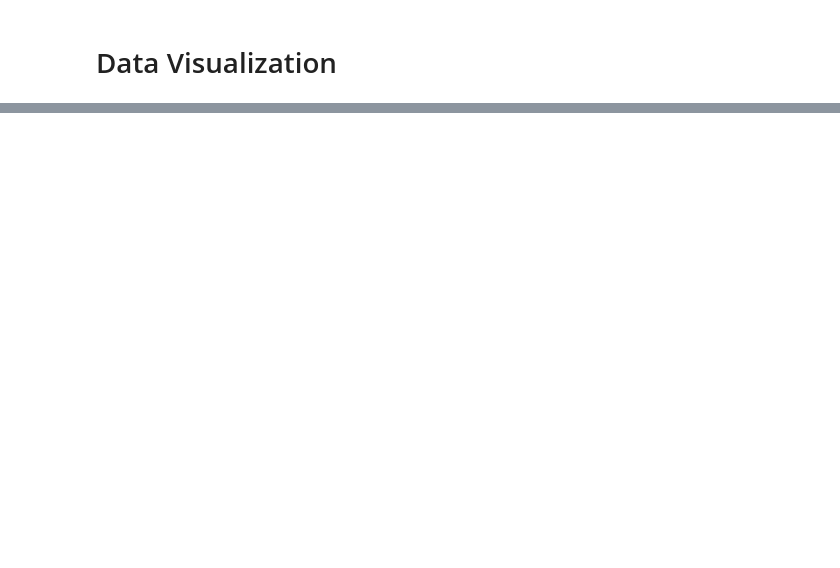
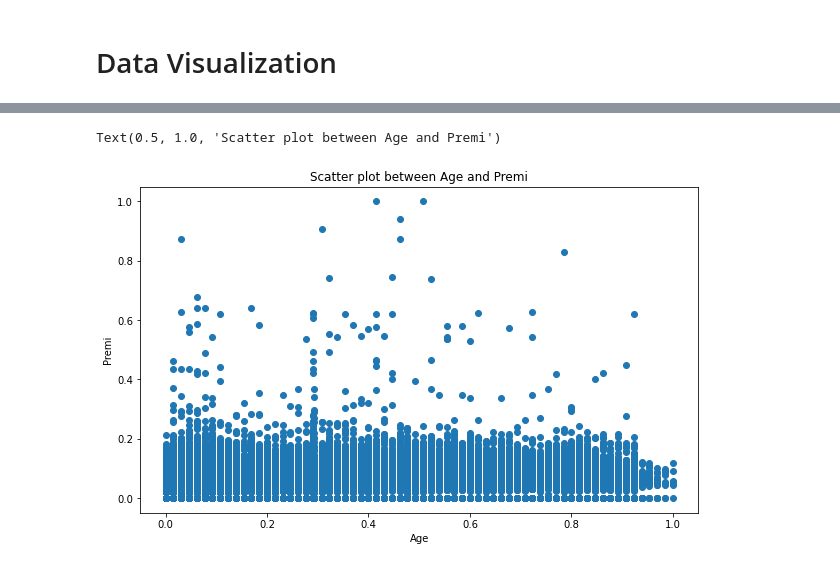
Before and after one commit to hilaler/Used-Car-interest, a Jupyter notebook: ScratchClustering.ipynb, the cells around one changed output, grey strips where cells are left out. Saved outputs shown, nothing was run; the diff lists cells and outputs as text; code cells hidden in the pictures; blank space fills up the shorter version.

```diff
--- a/ScratchClustering.ipynb
+++ b/ScratchClustering.ipynb
@@ -123,0 +137,9 @@ sns.barplot(x='Umur_Kendaraan', y='Tertarik', data=data_train)
+# %%
+plt.figure(figsize=(10,6))
+plt.scatter(data_train['Umur'],data_train['Premi'], marker='o');
+plt.xlabel('Age')
+plt.ylabel('Premi')
+plt.title('Scatter plot between Age and Premi')
+# %% [output]
+Text(0.5, 1.0, 'Scatter plot between Age and Premi')
+[figure, added]
```
Also changed, not shown: parts of 30 cells of this notebook.
